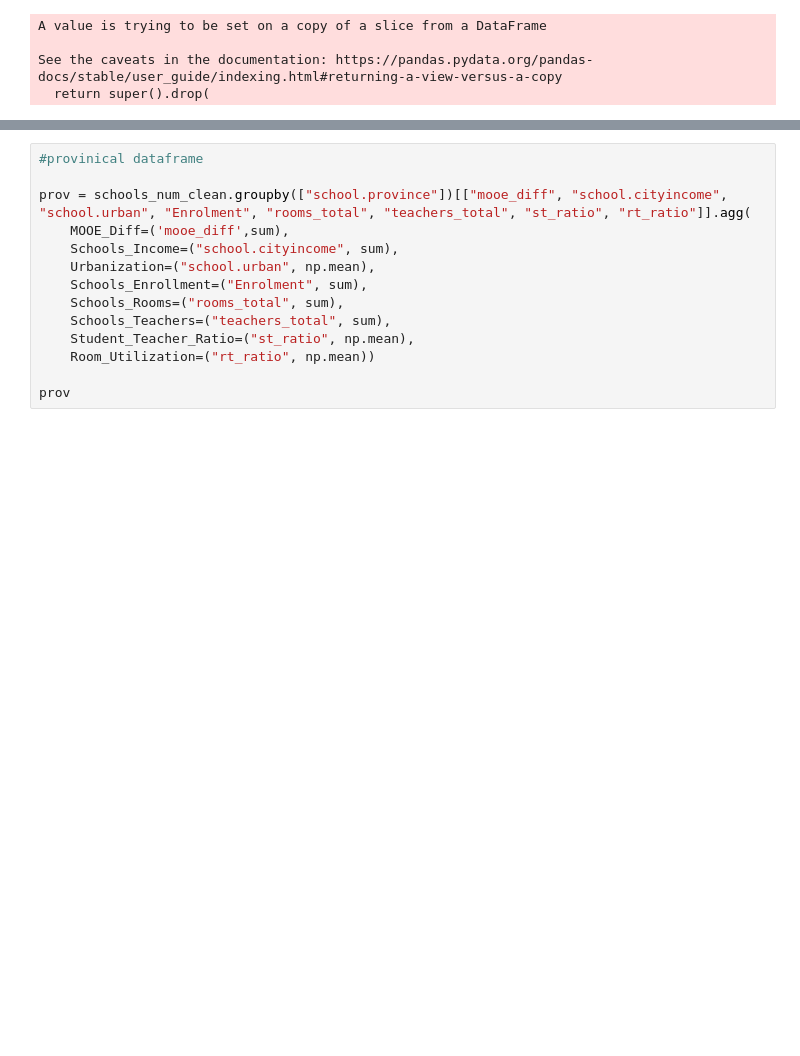
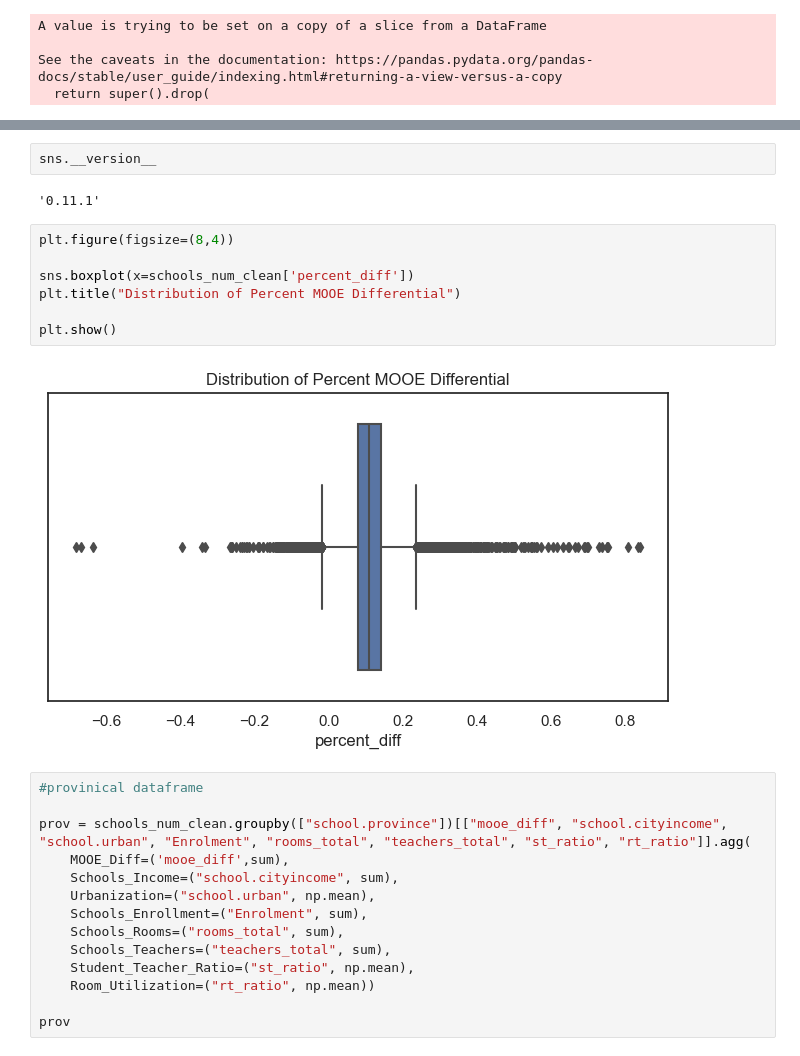
Before and after one commit to romeoben/DSC7-Sprint1-TeamAaron, a Jupyter notebook: Sprint1_Presentation.ipynb, the cells around one changed output, grey strips where cells are left out. Drawn from its saved outputs; the diff is of its cells as text; blank space fills up the shorter version.

```diff
--- a/Sprint1_Presentation.ipynb
+++ b/Sprint1_Presentation.ipynb
@@ -217,3 +258,16 @@ See the caveats in the documentation: https://pandas.pydata.org/pandas-docs/stab
+# %%
+sns.__version__
+# %% [output]
+'0.11.1'
+# %%
+plt.figure(figsize=(8,4))
+
+sns.boxplot(x=schools_num_clean['percent_diff'])
+plt.title("Distribution of Percent MOOE Differential")
+
+plt.show()
+# %% [output]
+[figure, added]
 # %%
 #provinical dataframe
 
```
Also changed, not shown: parts of 5 cells of this notebook.
